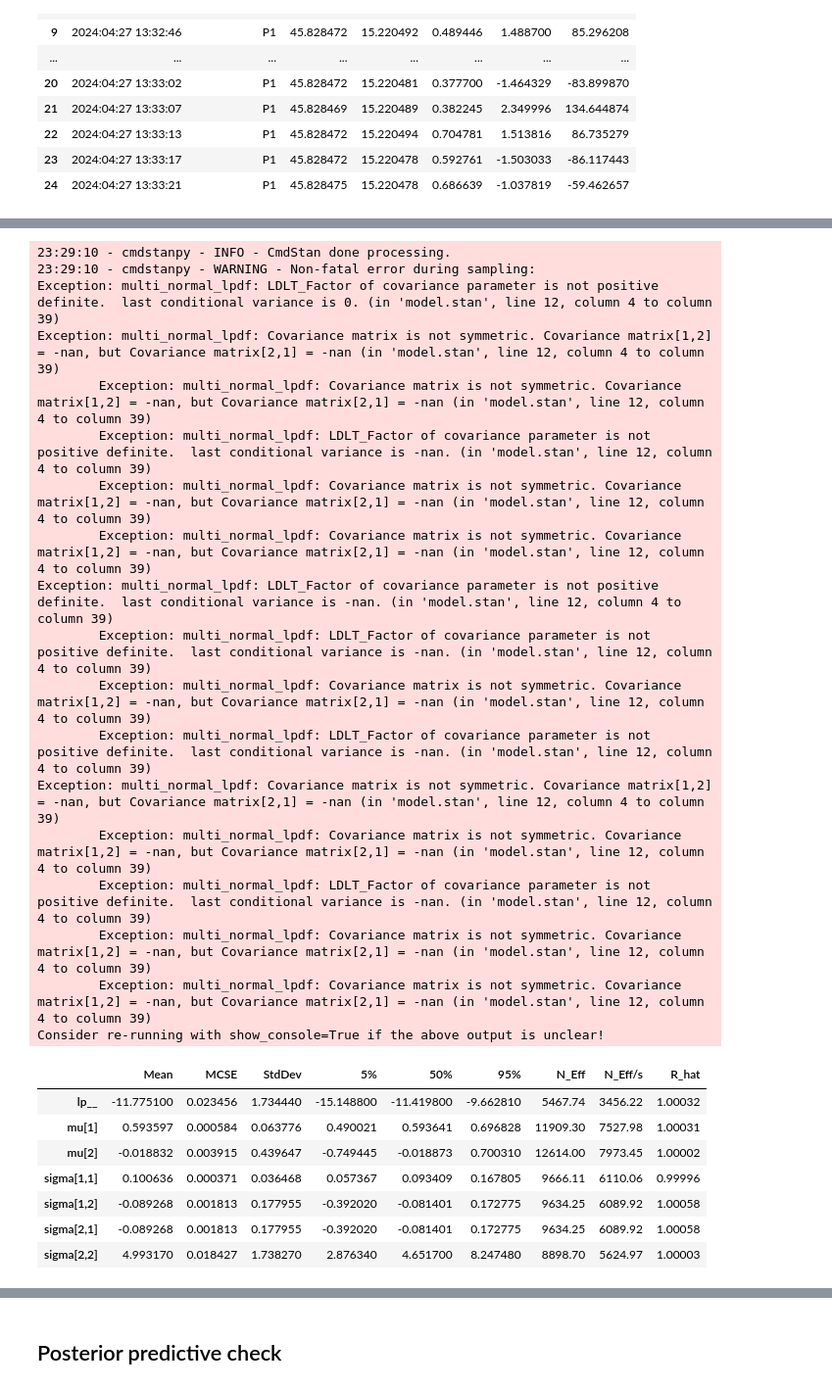
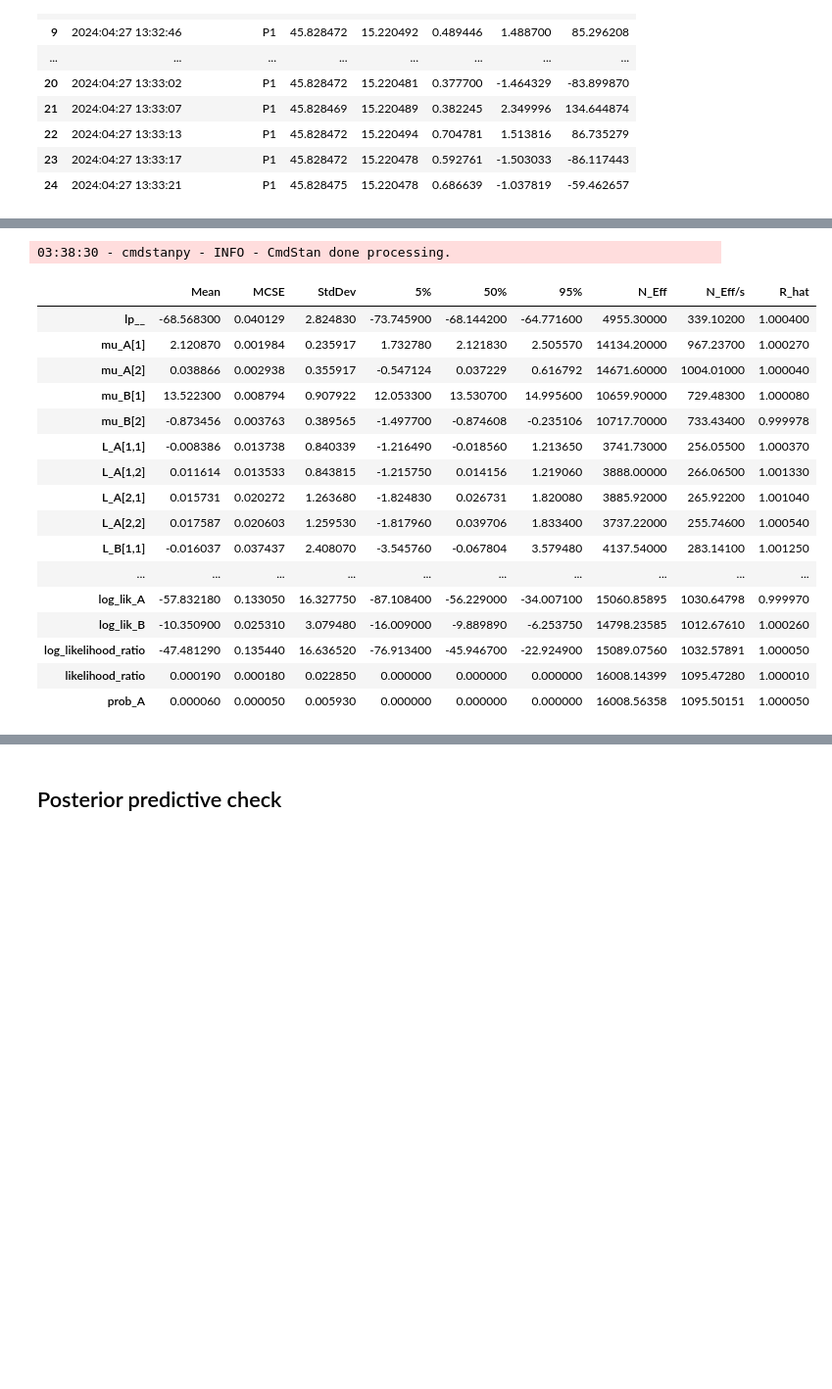
Before and after one commit to KlemenVovk/gps_evaluation, a Jupyter notebook: nb.ipynb, the cells around one changed output, grey strips where cells are left out. Shown at 98% size. Drawn from its saved outputs; the diff is of its cells as text; code cells hidden in the pictures; blank space fills up the shorter version.

Commit message:
Cholesky factorization of covariance for numerical stability.

```diff
--- a/nb.ipynb
+++ b/nb.ipynb
@@ -12,7 +12,7 @@ import arviz as az
 CMDSTAN_PATH = "/home/klemen/micromamba/envs/gps/bin/cmdstan"
 KNOWN_POINTS_CSV = 'NM/known_points.csv'
 REF_POINTS_CSV = 'NM/points.csv'
-STAN_MODEL_PATH = 'model.stan'
+STAN_MODEL_PATH = 'newmodel.stan'
 set_cmdstan_path(CMDSTAN_PATH)
 
 # Quick sanity check
@@ -83,6 +83,15 @@ def prepare_measurements_for_proposal(ref_csv, proposal_name, known_points_df):
 p1_measurements = prepare_measurements_for_proposal(REF_POINTS_CSV, 'P1', known_points_df)
 p2_measurements = prepare_measurements_for_proposal(REF_POINTS_CSV, 'P2', known_points_df)
 p3_measurements = prepare_measurements_for_proposal(REF_POINTS_CSV, 'P3', known_points_df)
+E_wrt_P1 = lat_lng2dist_ang(known_points_df[known_points_df['name'] == 'P1'][['lat', 'lng']].values[0].tolist(), known_points_df[known_points_df['name'] == 'E'][['lat', 'lng']].values[0].tolist())
+E_wrt_P1 = [E_wrt_P1[0], E_wrt_P1[1]]
+E_wrt_P2 = lat_lng2dist_ang(known_points_df[known_points_df['name'] == 'P2'][['lat', 'lng']].values[0].tolist(), known_points_df[known_points_df['name'] == 'E'][['lat', 'lng']].values[0].tolist())
+E_wrt_P2 = [E_wrt_P2[0], E_wrt_P2[1]]
+E_wrt_P3 = lat_lng2dist_ang(known_points_df[known_points_df['name'] == 'P3'][['lat', 'lng']].values[0].tolist(), known_points_df[known_points_df['name'] == 'E'][['lat', 'lng']].values[0].tolist())
+E_wrt_P3 = [E_wrt_P3[0], E_wrt_P3[1]]
+print(f"E_wrt_P1: {E_wrt_P1}")
+print(f"E_wrt_P2: {E_wrt_P2}")
+print(f"E_wrt_P3: {E_wrt_P3}")
 # %% [output]
 Proposal P1 lat, lng: [45.82847186111111, 15.22048538888889]
 Number of measurements for proposal P1: 100
@@ -223,3 +235,13 @@ p1_measurements
 | 22 | 2024:04:27 13:33:13 | P1 | 45.828472 | 15.220494 | 0.704781 | 1.513816 | 86.735279 |
 | 23 | 2024:04:27 13:33:17 | P1 | 45.828472 | 15.220478 | 0.592761 | -1.503033 | -86.117443 |
 | 24 | 2024:04:27 13:33:21 | P1 | 45.828475 | 15.220478 | 0.686639 | -1.037819 | -59.462657 |
+# %%
+stan_new_data = {
+    "E_A": E_wrt_P2,
+    "E_B": E_wrt_P3,
+    "N_A": p2_measurements.shape[0],
+    "N_B": p3_measurements.shape[0],
+    "A": p2_measurements.loc[:, ["dist", "angle"]].values,
+    "B": p3_measurements.loc[:, ["dist", "angle"]].values,
+}
+stan_new_data
@@ -226,11 +266,18 @@ p1_measurements
 # %%
 stan_model = CmdStanModel(stan_file=STAN_MODEL_PATH)
-data = {
-    'n' : len(p1_measurements),
-    'dist_ang' : p1_measurements.loc[:, ['dist', 'angle']].values
-}
+# data = {
+#     'n' : len(p3_measurements),
+#     'dist_ang' : p3_measurements.loc[:, ['dist', 'angle']].values
+# }
 
 
-fit = stan_model.sample(data=data, chains=4, iter_warmup=1000, iter_sampling=4000, seed=1, adapt_delta=0.96, parallel_chains=os.cpu_count() // 2)
+fit = stan_model.sample(data=stan_new_data,
+                        chains=4,
+                        iter_warmup=1000,
+                        iter_sampling=4000,
+                        seed=1,
+                        adapt_delta=0.96,
+                        # max_treedepth=12,
+                        parallel_chains=os.cpu_count())
 fit.summary()
 # %% [output]
@@ -254,26 +301,18 @@ chain 4 |██████████| 00:00 Sampling completed
-23:29:10 - cmdstanpy - INFO - CmdStan done processing.
-23:29:10 - cmdstanpy - WARNING - Non-fatal error during sampling:
-Exception: multi_normal_lpdf: LDLT_Factor of covariance parameter is not positive definite.  last conditional variance is 0. (in 'model.stan', line 12, column 4 to column 39)
-Exception: multi_normal_lpdf: Covariance matrix is not symmetric. Covariance matrix[1,2] = -nan, but Covariance matrix[2,1] = -nan (in 'model.stan', line 12, column 4 to column 39)
-        Exception: multi_normal_lpdf: Covariance matrix is not symmetric. Covariance matrix[1,2] = -nan, but Covariance matrix[2,1] = -nan (in 'model.stan', line 12, column 4 to column 39)
-        Exception: multi_normal_lpdf: LDLT_Factor of covariance parameter is not positive definite.  last conditional variance is -nan. (in 'model.stan', line 12, column 4 to column 39)
-        Exception: multi_normal_lpdf: Covariance matrix is not symmetric. Covariance matrix[1,2] = -nan, but Covariance matrix[2,1] = -nan (in 'model.stan', line 12, column 4 to column 39)
-        Exception: multi_normal_lpdf: Covariance matrix is not symmetric. Covariance matrix[1,2] = -nan, but Covariance matrix[2,1] = -nan (in 'model.stan', line 12, column 4 to column 39)
-Exception: multi_normal_lpdf: LDLT_Factor of covariance parameter is not positive definite.  last conditional variance is -nan. (in 'model.stan', line 12, column 4 to column 39)
-        Exception: multi_normal_lpdf: LDLT_Factor of covariance parameter is not positive definite.  last conditional variance is -nan. (in 'model.stan', line 12, column 4 to column 39)
-        Exception: multi_normal_lpdf: Covariance matrix is not symmetric. Covariance matrix[1,2] = -nan, but Covariance matrix[2,1] = -nan (in 'model.stan', line 12, column 4 to column 39)
-        Exception: multi_normal_lpdf: LDLT_Factor of covariance parameter is not positive definite.  last conditional variance is -nan. (in 'model.stan', line 12, column 4 to column 39)
-Exception: multi_normal_lpdf: Covariance matrix is not symmetric. Covariance matrix[1,2] = -nan, but Covariance matrix[2,1] = -nan (in 'model.stan', line 12, column 4 to column 39)
-        Exception: multi_normal_lpdf: Covariance matrix is not symmetric. Covariance matrix[1,2] = -nan, but Covariance matrix[2,1] = -nan (in 'model.stan', line 12, column 4 to column 39)
-        Exception: multi_normal_lpdf: LDLT_Factor of covariance parameter is not positive definite.  last conditional variance is -nan. (in 'model.stan', line 12, column 4 to column 39)
-        Exception: multi_normal_lpdf: Covariance matrix is not symmetric. Covariance matrix[1,2] = -nan, but Covariance matrix[2,1] = -nan (in 'model.stan', line 12, column 4 to column 39)
-        Exception: multi_normal_lpdf: Covariance matrix is not symmetric. Covariance matrix[1,2] = -nan, but Covariance matrix[2,1] = -nan (in 'model.stan', line 12, column 4 to column 39)
-Consider re-running with show_console=True if the above output is unclear!
+03:38:30 - cmdstanpy - INFO - CmdStan done processing.
 |  | Mean | MCSE | StdDev | 5% | 50% | 95% | N_Eff | N_Eff/s | R_hat |
-| lp__ | -11.775100 | 0.023456 | 1.734440 | -15.148800 | -11.419800 | -9.662810 | 5467.74 | 3456.22 | 1.00032 |
-| mu[1] | 0.593597 | 0.000584 | 0.063776 | 0.490021 | 0.593641 | 0.696828 | 11909.30 | 7527.98 | 1.00031 |
-| mu[2] | -0.018832 | 0.003915 | 0.439647 | -0.749445 | -0.018873 | 0.700310 | 12614.00 | 7973.45 | 1.00002 |
-| sigma[1,1] | 0.100636 | 0.000371 | 0.036468 | 0.057367 | 0.093409 | 0.167805 | 9666.11 | 6110.06 | 0.99996 |
-| sigma[1,2] | -0.089268 | 0.001813 | 0.177955 | -0.392020 | -0.081401 | 0.172775 | 9634.25 | 6089.92 | 1.00058 |
-| sigma[2,1] | -0.089268 | 0.001813 | 0.177955 | -0.392020 | -0.081401 | 0.172775 | 9634.25 | 6089.92 | 1.00058 |
-| sigma[2,2] | 4.993170 | 0.018427 | 1.738270 | 2.876340 | 4.651700 | 8.247480 | 8898.70 | 5624.97 | 1.00003 |
+| lp__ | -68.568300 | 0.040129 | 2.824830 | -73.745900 | -68.144200 | -64.771600 | 4955.30000 | 339.10200 | 1.000400 |
+| mu_A[1] | 2.120870 | 0.001984 | 0.235917 | 1.732780 | 2.121830 | 2.505570 | 14134.20000 | 967.23700 | 1.000270 |
+| mu_A[2] | 0.038866 | 0.002938 | 0.355917 | -0.547124 | 0.037229 | 0.616792 | 14671.60000 | 1004.01000 | 1.000040 |
+| mu_B[1] | 13.522300 | 0.008794 | 0.907922 | 12.053300 | 13.530700 | 14.995600 | 10659.90000 | 729.48300 | 1.000080 |
+| mu_B[2] | -0.873456 | 0.003763 | 0.389565 | -1.497700 | -0.874608 | -0.235106 | 10717.70000 | 733.43400 | 0.999978 |
+| L_A[1,1] | -0.008386 | 0.013738 | 0.840339 | -1.216490 | -0.018560 | 1.213650 | 3741.73000 | 256.05500 | 1.000370 |
+| L_A[1,2] | 0.011614 | 0.013533 | 0.843815 | -1.215750 | 0.014156 | 1.219060 | 3888.00000 | 266.06500 | 1.001330 |
+| L_A[2,1] | 0.015731 | 0.020272 | 1.263680 | -1.824830 | 0.026731 | 1.820080 | 3885.92000 | 265.92200 | 1.001040 |
+| L_A[2,2] | 0.017587 | 0.020603 | 1.259530 | -1.817960 | 0.039706 | 1.833400 | 3737.22000 | 255.74600 | 1.000540 |
+| L_B[1,1] | -0.016037 | 0.037437 | 2.408070 | -3.545760 | -0.067804 | 3.579480 | 4137.54000 | 283.14100 | 1.001250 |
+| ... | ... | ... | ... | ... | ... | ... | ... | ... | ... |
+| log_lik_A | -57.832180 | 0.133050 | 16.327750 | -87.108400 | -56.229000 | -34.007100 | 15060.85895 | 1030.64798 | 0.999970 |
+| log_lik_B | -10.350900 | 0.025310 | 3.079480 | -16.009000 | -9.889890 | -6.253750 | 14798.23585 | 1012.67610 | 1.000260 |
+| log_likelihood_ratio | -47.481290 | 0.135440 | 16.636520 | -76.913400 | -45.946700 | -22.924900 | 15089.07560 | 1032.57891 | 1.000050 |
+| likelihood_ratio | 0.000190 | 0.000180 | 0.022850 | 0.000000 | 0.000000 | 0.000000 | 16008.14399 | 1095.47280 | 1.000010 |
+| prob_A | 0.000060 | 0.000050 | 0.005930 | 0.000000 | 0.000000 | 0.000000 | 16008.56358 | 1095.50151 | 1.000050 |
```
Also changed, not shown: parts of 7 cells of this notebook, 8 other files.
